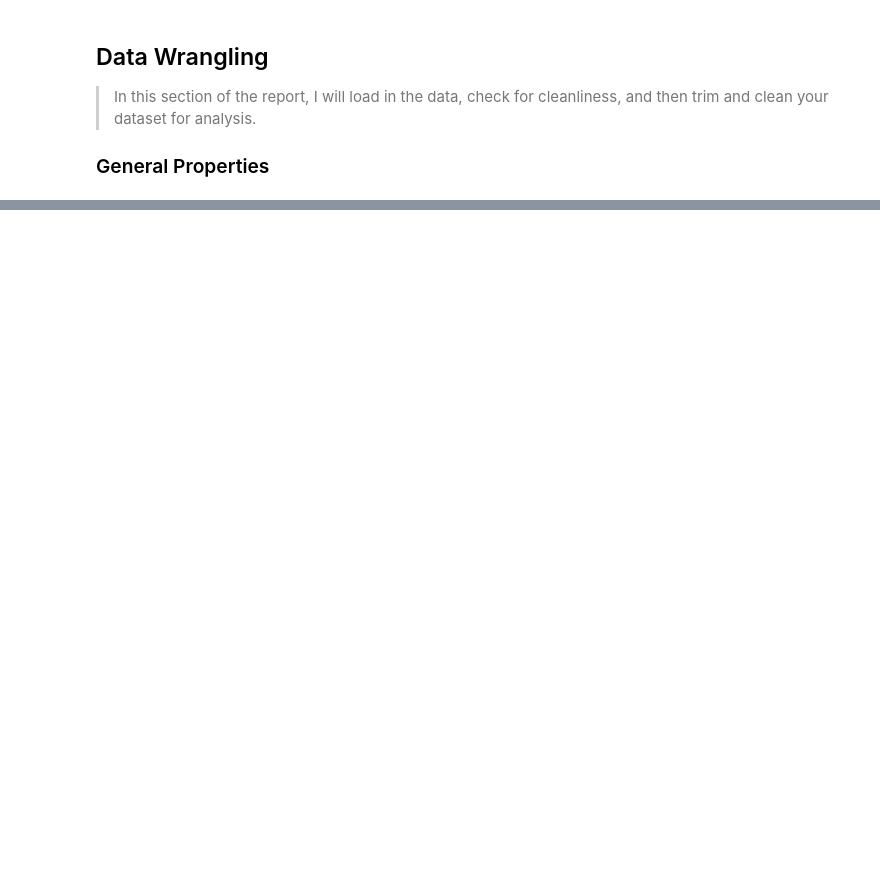
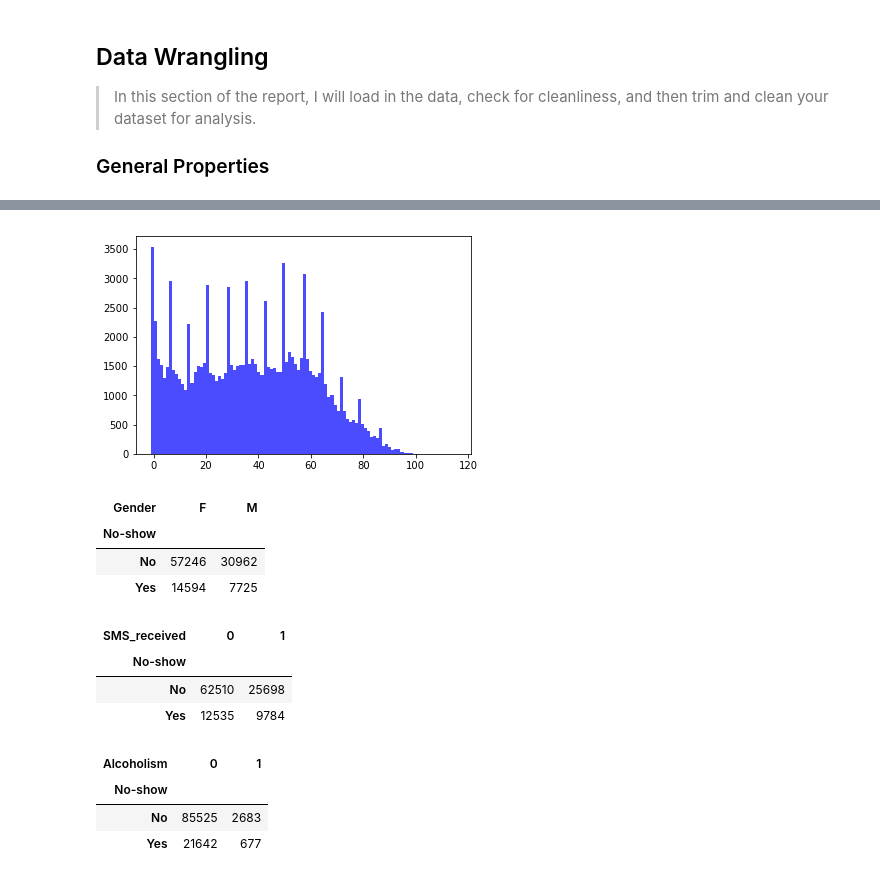
Before and after one commit to optimistanoop/Machine-Learning-Foundation-Nanodegree, a Jupyter notebook: Investigate_a_Dataset/Investigate_a_Dataset.ipynb, the cells around one changed output, grey strips where cells are left out. Cells and saved outputs as stored; diff of their text form; code cells hidden in the pictures; blank space fills up the shorter version.

```diff
--- a/Investigate_a_Dataset/Investigate_a_Dataset.ipynb
+++ b/Investigate_a_Dataset/Investigate_a_Dataset.ipynb
@@ -32,6 +28,13 @@
 # Remember to include a 'magic word' so that your visualizations are plotted
 #   inline with the notebook. See this page for more:
 #   http://ipython.readthedocs.io/en/stable/interactive/magics.html
+import pandas as pd
+from IPython.display import display
+import matplotlib.pyplot as plt
+%matplotlib inline
+
+file = 'noshowappointments-kagglev2-may-2016.csv'
+#file = 'tmdb-movies.csv'
 # %% [markdown]
 <a id='wrangling'></a>
 ## Data Wrangling
@@ -42,3 +45,7 @@
 # %%
 # Load your data and print out a few lines. Perform operations to inspect data
 #   types and look for instances of missing or possibly errant data.
+
+data = pd.read_csv(file)
+data.head()
+#display(data.head())
@@ -69,0 +148,34 @@
+# %%
+#  age vs shows count
+figure = plt.figure()
+grid = figure.add_subplot(1,1,1)
+age = data['Age']
+grid.hist(age, 100, color='blue',alpha=0.7)
+plt.show()
+#data.groupby(['Age','No-show']).count()
+# %% [output]
+[figure, added]
+# %%
+# count of visitors vs gender
+pd.crosstab(data['No-show'],data['Gender'])
+# %% [output]
+| Gender | F | M |
+| No-show |  |  |
+| No | 57246 | 30962 |
+| Yes | 14594 | 7725 |
+# %%
+# count of visitors vs SMS_received
+pd.crosstab(data['No-show'],data['SMS_received'])
+# %% [output]
+| SMS_received | 0 | 1 |
+| No-show |  |  |
+| No | 62510 | 25698 |
+| Yes | 12535 | 9784 |
+# %%
+# count of visitors vs Alcoholism
+pd.crosstab(data['No-show'],data['Alcoholism'])
+# %% [output]
+| Alcoholism | 0 | 1 |
+| No-show |  |  |
+| No | 85525 | 2683 |
+| Yes | 21642 | 677 |
```
Also changed, not shown: parts of 14 cells of this notebook, 2 other files.
